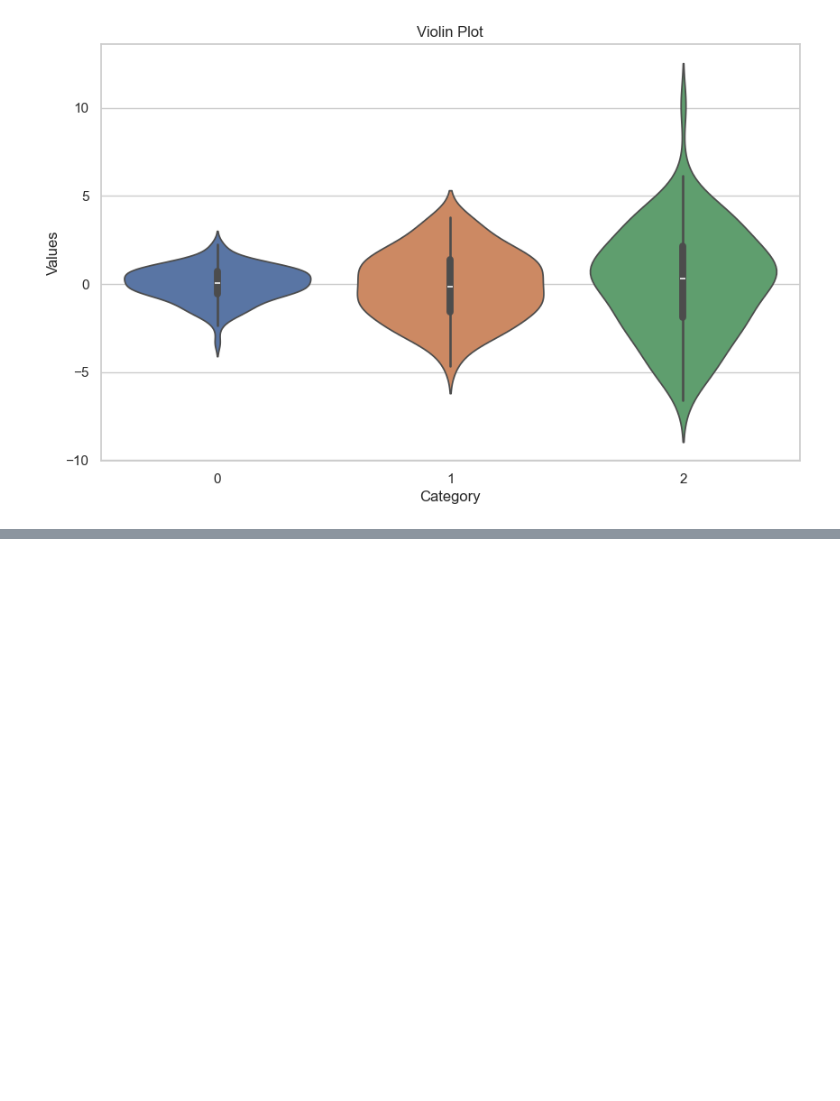
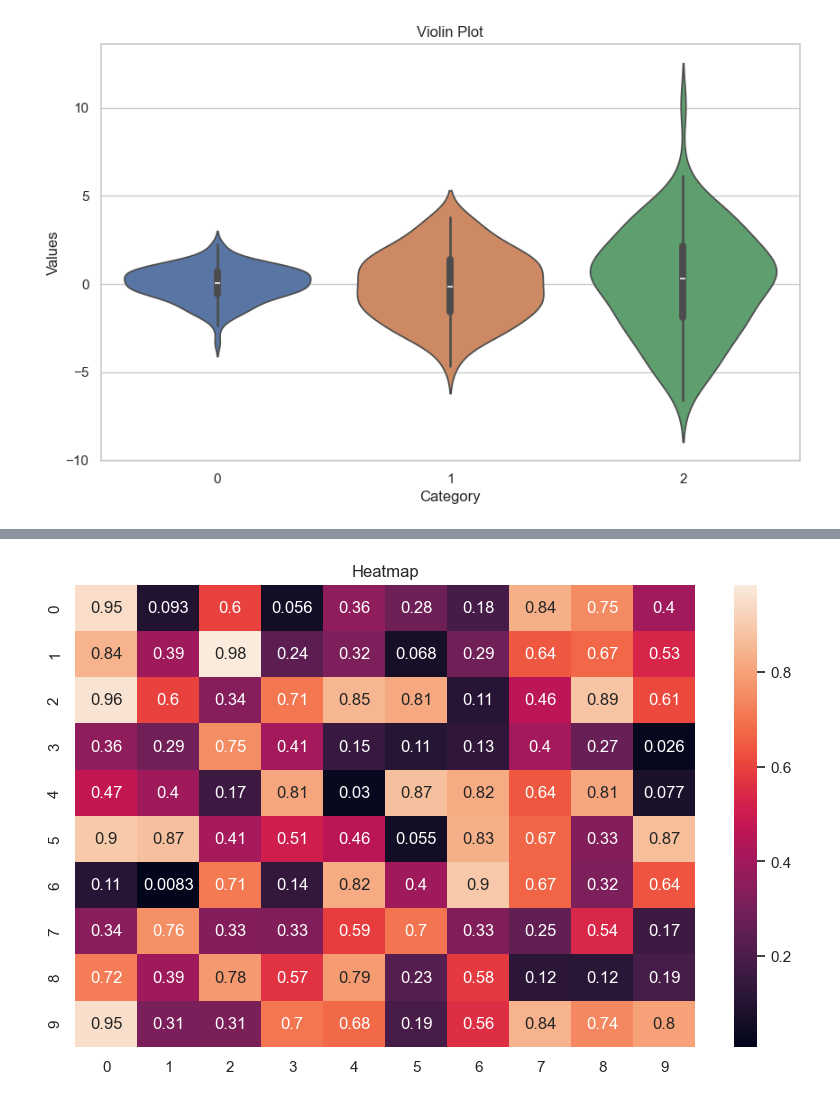
Before and after one commit to NanoBurgos/Visualizacion_Data_Python, a Jupyter notebook: graficos_python.ipynb, the cells around one changed output, grey strips where cells are left out. Cells and saved outputs as stored; diff of their text form; code cells hidden in the pictures; blank space fills up the shorter version.

Commit message:
Añado a graficos_python.ipynb: 8. Heatmap - grafico de calor

```diff
--- a/graficos_python.ipynb
+++ b/graficos_python.ipynb
@@ -276,0 +312,10 @@ plt.show()
+# %%
+# HEAT MAP
+
+data = np.random.rand(10, 10)
+
+sns.heatmap(data, annot=True)
+plt.title('Heatmap')
+plt.show()
+# %% [output]
+[figure, added]
```
Also changed, not shown: parts of 1 cell of this notebook.
